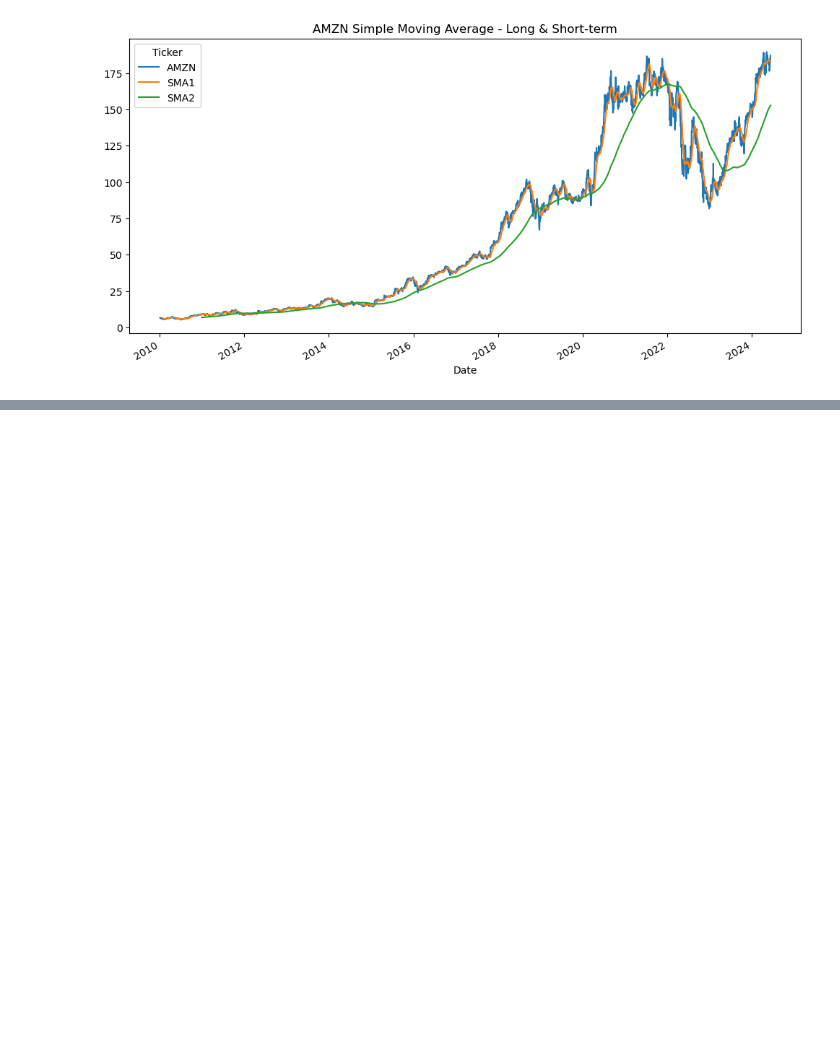
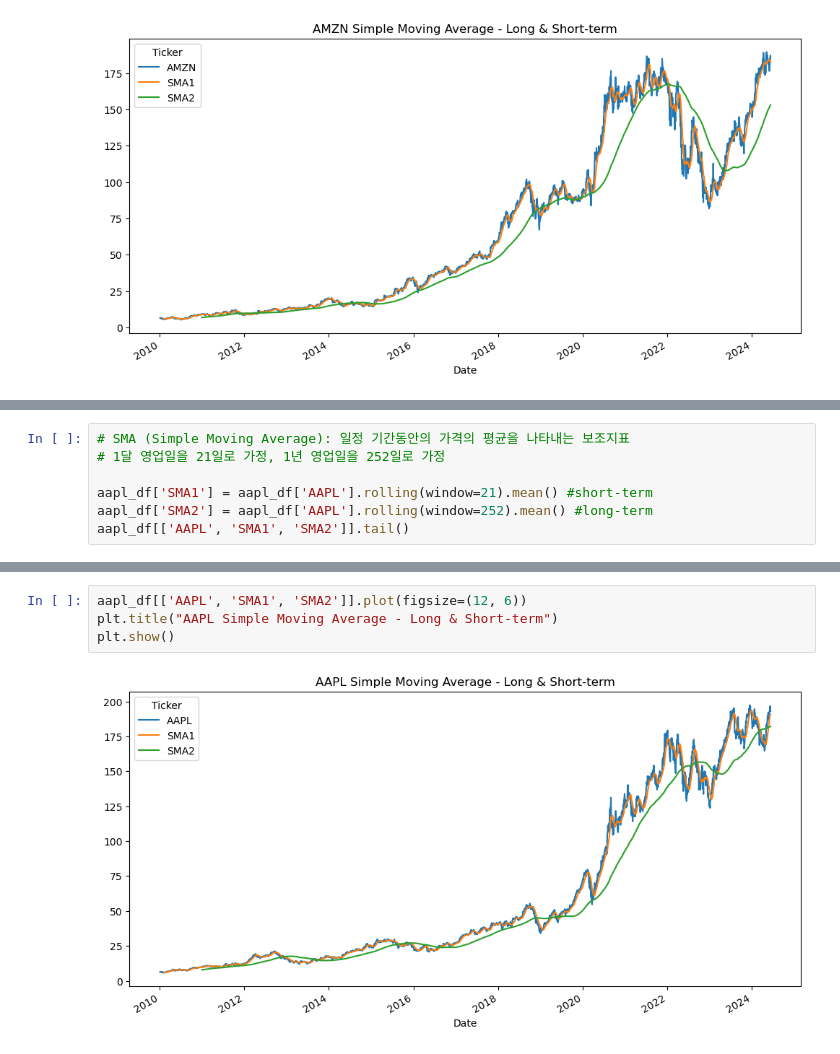
Before and after one commit to Respec-Do/study_Time_series, a Jupyter notebook: d_financial_market.ipynb, the cells around one changed output, grey strips where cells are left out. Drawn from its saved outputs; the diff is of its cells as text; blank space fills up the shorter version.

```diff
--- a/d_financial_market.ipynb
+++ b/d_financial_market.ipynb
@@ -246,0 +315,7 @@ plt.show()
+# %%
+# SMA (Simple Moving Average): 일정 기간동안의 가격의 평균을 나타내는 보조지표
+# 1달 영업일을 21일로 가정, 1년 영업일을 252일로 가정
+
+aapl_df['SMA1'] = aapl_df['AAPL'].rolling(window=21).mean() #short-term
+aapl_df['SMA2'] = aapl_df['AAPL'].rolling(window=252).mean() #long-term
+aapl_df[['AAPL', 'SMA1', 'SMA2']].tail()
@@ -246,0 +330,6 @@ plt.show()
+# %%
+aapl_df[['AAPL', 'SMA1', 'SMA2']].plot(figsize=(12, 6))
+plt.title("AAPL Simple Moving Average - Long & Short-term")
+plt.show()
+# %% [output]
+[figure, added]
```
Also changed, not shown: parts of 15 cells of this notebook, 3 other files.
